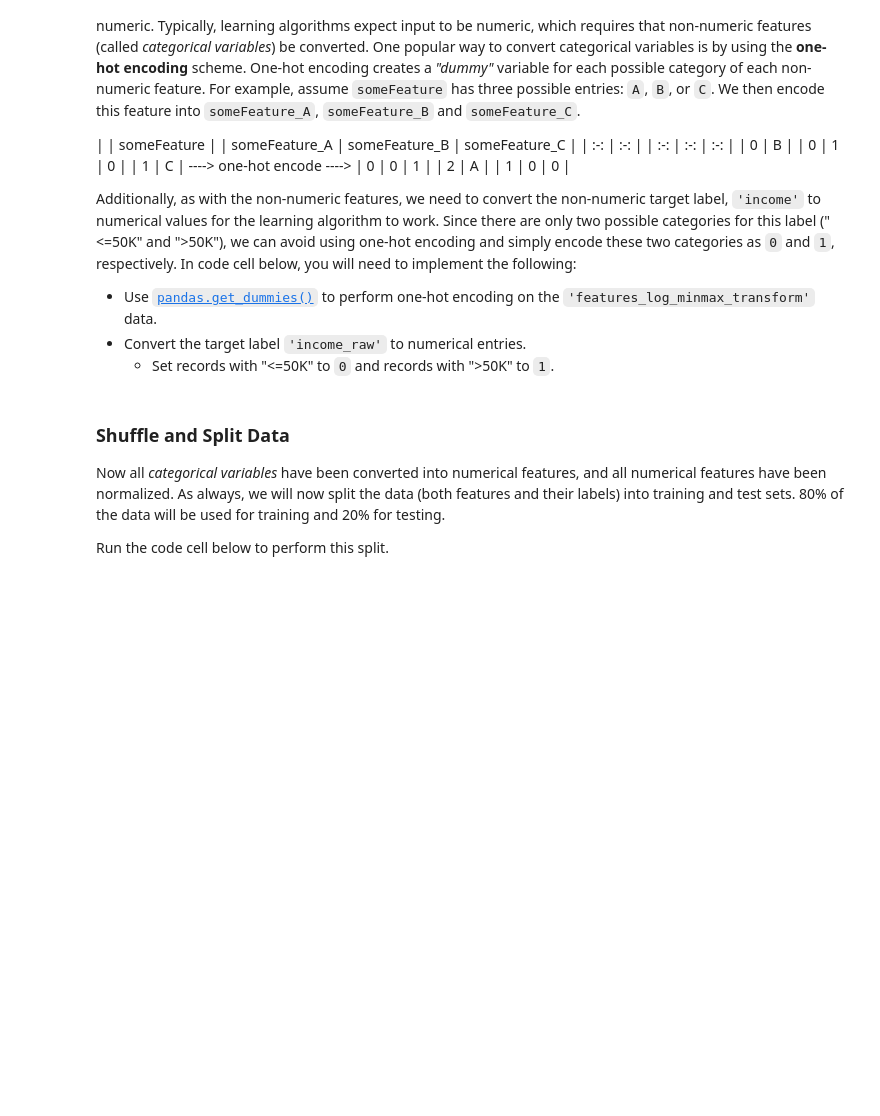
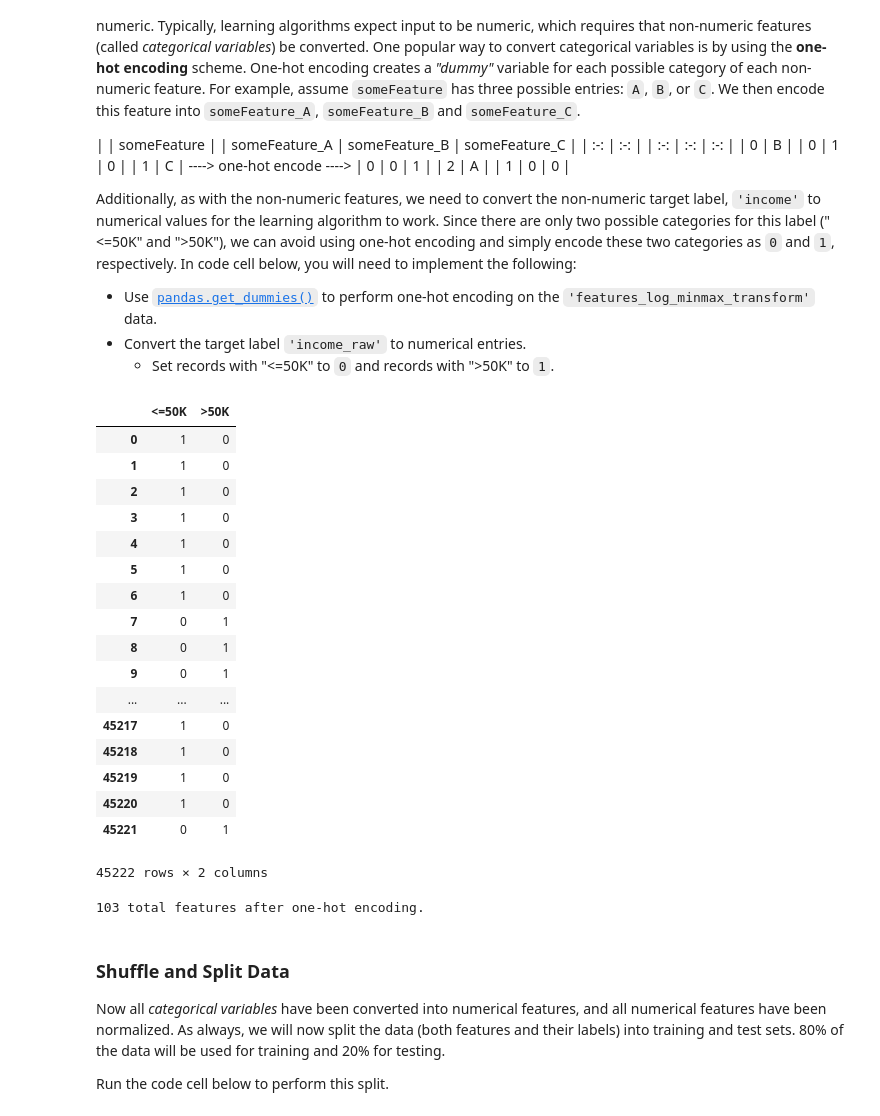
Before and after one commit to reaganrewop/finding_donors, a Jupyter notebook: finding_donors.ipynb, the cells around one changed output. Cells and saved outputs as stored; diff of their text form; code cells hidden in the pictures; blank space fills up the shorter version.

```diff
--- a/finding_donors.ipynb
+++ b/finding_donors.ipynb
@@ -169,18 +160,38 @@ Additionally, as with the non-numeric features, we need to convert the non-numer
  - Convert the target label `'income_raw'` to numerical entries.
    - Set records with "<=50K" to `0` and records with ">50K" to `1`.
 # %%
-# TODO: One-hot encode the 'features_log_minmax_transform' data using pandas.get_dummies()
-features_final = None
+# TODO: One-hot encode the 'features_log_minmax_transform' data using pandas.get_dummies
+features_final = pd.get_dummies(features_log_minmax_transform)
 
 # TODO: Encode the 'income_raw' data to numerical values
-income = None
+income = pd.get_dummies(income_raw)
 
 # Print the number of features after one-hot encoding
 encoded = list(features_final.columns)
 print "{} total features after one-hot encoding.".format(len(encoded))
 
 # Uncomment the following line to see the encoded feature names
-# print encoded
+#print encoded
+# %% [output]
+|  | <=50K | >50K |
+| 0 | 1 | 0 |
+| 1 | 1 | 0 |
+| 2 | 1 | 0 |
+| 3 | 1 | 0 |
+| 4 | 1 | 0 |
+| 5 | 1 | 0 |
+| 6 | 1 | 0 |
+| 7 | 0 | 1 |
+| 8 | 0 | 1 |
+| 9 | 0 | 1 |
+| ... | ... | ... |
+| 45217 | 1 | 0 |
+| 45218 | 1 | 0 |
+| 45219 | 1 | 0 |
+| 45220 | 1 | 0 |
+| 45221 | 0 | 1 |
+45222 rows × 2 columns
+103 total features after one-hot encoding.
 # %% [markdown]
 ### Shuffle and Split Data
 Now all _categorical variables_ have been converted into numerical features, and all numerical features have been normalized. As always, we will now split the data (both features and their labels) into training and test sets. 80% of the data will be used for training and 20% for testing.
```
Also changed, not shown: parts of 3 cells of this notebook.
